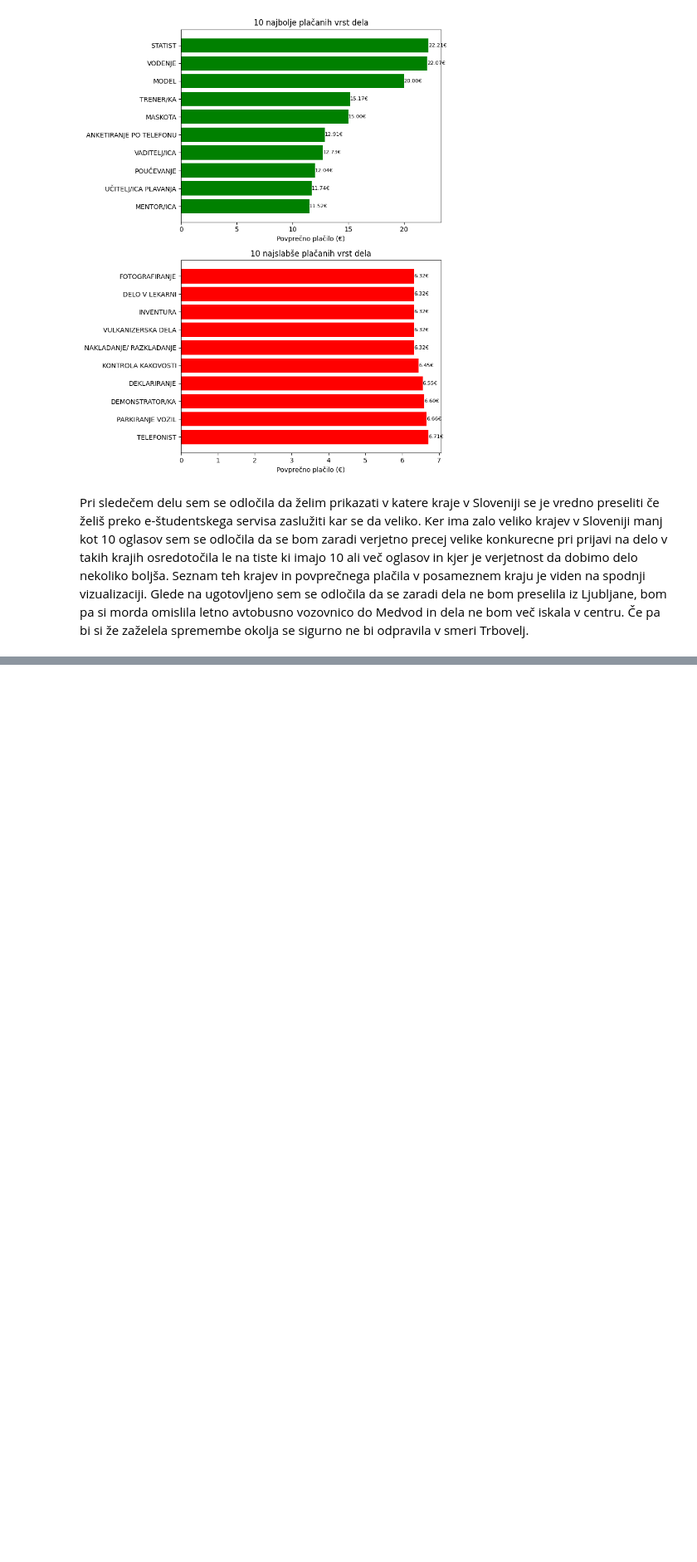
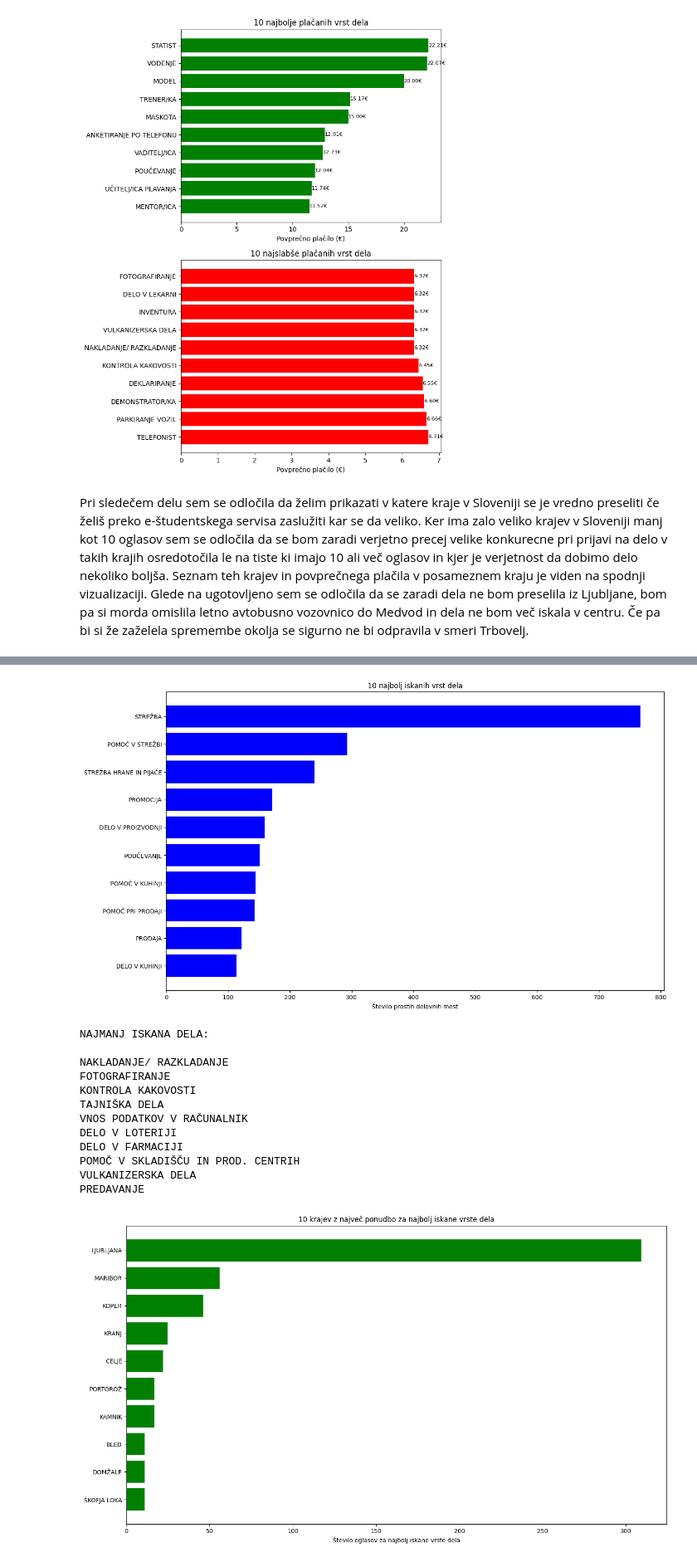
Before and after one commit to AnaRaspet/AnaRaspet_Seminarska_Naloga, a Jupyter notebook: Analiza_Podatkov.ipynb, the cells around one changed output, grey strips where cells are left out. Shown at 83% size. Saved outputs shown, nothing was run; the diff lists cells and outputs as text; code cells hidden in the pictures; blank space fills up the shorter version.

```diff
--- a/Analiza_Podatkov.ipynb
+++ b/Analiza_Podatkov.ipynb
@@ -111,0 +118,64 @@ KRANJSKA GORA     9.32           18
+# %%
+
+df = pd.read_csv('podatki_dela.csv')
+df['Prosta mesta'] = pd.to_numeric(df['Prosta mesta'], errors='coerce')
+
+
+vsota_mest = df.groupby('Vrsta dela')['Prosta mesta'].sum()
+stevilo_oglasov = df.groupby('Vrsta dela').size()
+statistika = pd.DataFrame({
+    'št_oglasov': stevilo_oglasov,
+    'vsota_prostih_mest': vsota_mest
+})
+
+statistika_clean = statistika[statistika['vsota_prostih_mest'] > 0]
+
+# 6. Prvih in zadnjih 10 po vsoti prostih mest
+top_10_iskana = statistika_clean.sort_values('vsota_prostih_mest', ascending=False).head(10)
+top_10_iskana = top_10_iskana.sort_values(by='vsota_prostih_mest', ascending=True)
+bottom_10_iskana = statistika_clean.sort_values('vsota_prostih_mest', ascending=True).head(10)
+bottom_10_iskana = bottom_10_iskana.sort_values(by='vsota_prostih_mest', ascending=False)
+
+# 7. Filtriramo originalno tabelo na top 10 vrst dela in izračunamo kraje
+top_10_vrste = top_10_iskana.index
+filtrirana_tabela = df[df['Vrsta dela'].isin(top_10_vrste)]
+kraji_ponudba = filtrirana_tabela.groupby('Kraj').size().sort_values(ascending=False).head(10).sort_values(ascending=True)
+
+# 8. Top 10 najbolj iskanih vrst dela
+plt.figure(figsize=(14, 8))
+plt.barh(range(len(top_10_iskana)), top_10_iskana['vsota_prostih_mest'].values, color='blue')
+plt.yticks(range(len(top_10_iskana)), top_10_iskana.index)
+plt.xlabel('Število prostih delovnih mest')
+plt.title('10 najbolj iskanih vrst dela')
+plt.tight_layout()
+plt.show()
+
+# 9. Bottom 10 najmanj iskanih vrst dela
+bottom_10_iskana = bottom_10_iskana.reset_index()
+print("NAJMANJ ISKANA DELA: \n")
+for vrsta in bottom_10_iskana['Vrsta dela']:
+    print(f"{vrsta}")
+
+# 10. Top 10 krajev z največ ponudbo za najbolj iskane vrste dela
+plt.figure(figsize=(14, 8))
+plt.barh(range(len(kraji_ponudba)), kraji_ponudba.values, color='green')
+plt.yticks(range(len(kraji_ponudba)), kraji_ponudba.index)
+plt.xlabel('Število oglasov za najbolj iskane vrste dela')
+plt.title('10 krajev z največ ponudbo za najbolj iskane vrste dela')
+plt.tight_layout()
+plt.show()
+# %% [output]
+[figure, added]
+NAJMANJ ISKANA DELA:
+
+NAKLADANJE/ RAZKLADANJE
+FOTOGRAFIRANJE
+KONTROLA KAKOVOSTI
+TAJNIŠKA DELA
+VNOS PODATKOV V RAČUNALNIK
+DELO V LOTERIJI
+DELO V FARMACIJI
+POMOČ V SKLADIŠČU IN PROD. CENTRIH
+VULKANIZERSKA DELA
+PREDAVANJE
+[figure, added]
```
Also changed, not shown: parts of 3 cells of this notebook, 3 other files.
